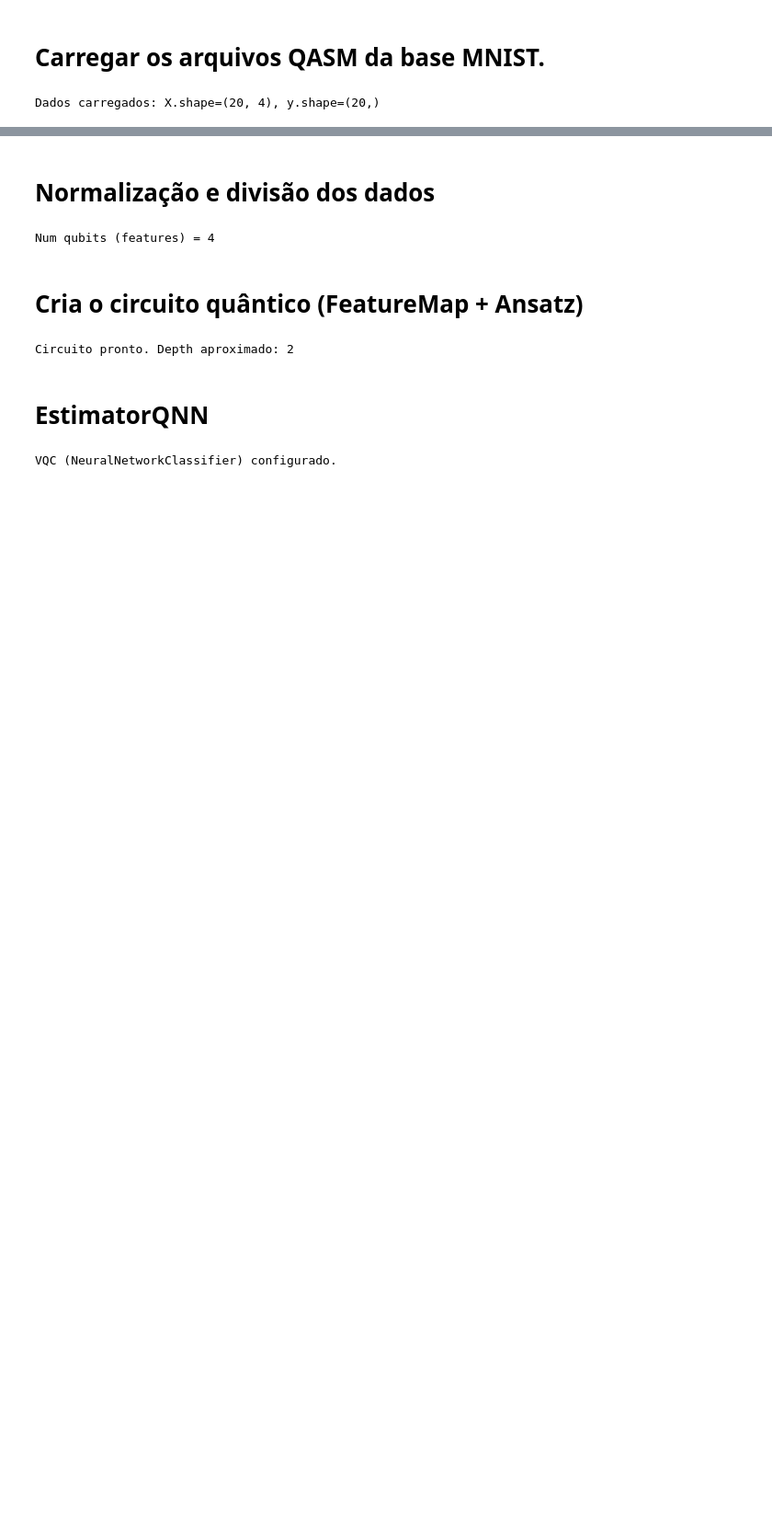
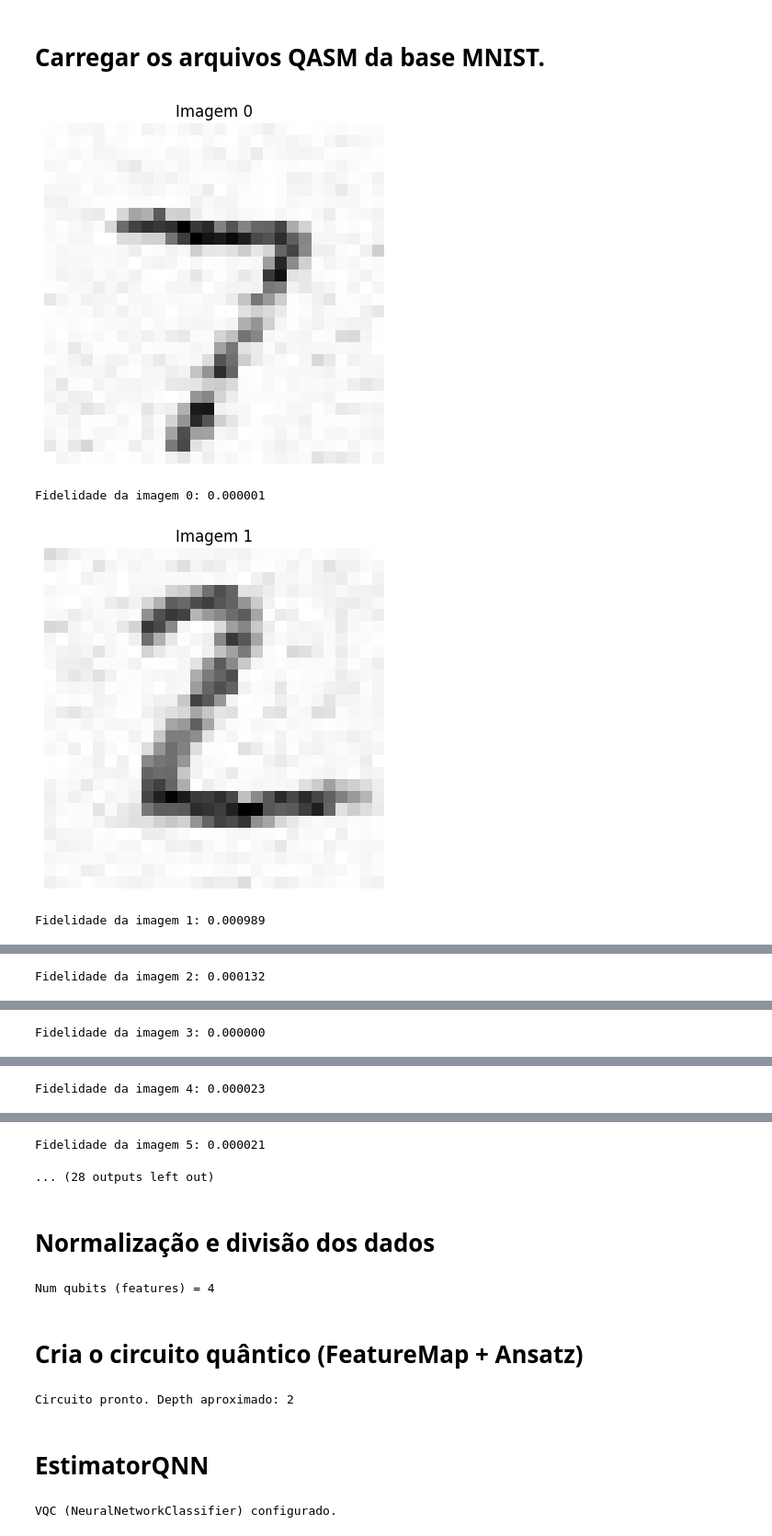
Before and after one commit to AndreySlv/Blind-Quantum-Computing, a Jupyter notebook: Guia-DatasetMNISQVQC.ipynb, the cells around one changed output, grey strips where cells are left out. Shown at 92% size. Drawn from its saved outputs; the diff is of its cells as text; code cells hidden in the pictures; blank space fills up the shorter version.

```diff
--- a/Guia-DatasetMNISQVQC.ipynb
+++ b/Guia-DatasetMNISQVQC.ipynb
@@ -51,6 +51,21 @@ from sklearn.metrics import accuracy_score, precision_score, recall_score, f1_sc
 import seaborn as sns
 
 %matplotlib inline
+
+def show_figure(pict: np.array, index=0, fidelity=None):
+    plt.imshow(pict.reshape(28, 28), cmap="Greys")
+    plt.axis('off')
+    title = f"Imagem {index}"
+    if fidelity is not None:
+        title += f" - Fidelidade: {fidelity:.6f}"
+    plt.title(f"Imagem {index}")
+    plt.show()
+    plt.close()
+
+def show_state_figure(state, index=0, fidelity=None):
+    state_np = np.array(state)
+    pict = np.abs(state_np[:784])
+    show_figure(pict, index=index, fidelity=fidelity)
 
 def mostrar_matriz_confusao(y_true, y_pred, classes=None, title='Matriz de Confusão'):
     """
@@ -150,11 +165,12 @@ error_2q = depolarizing_error(0.02, 2)  # 2% 2-qubit
 noise_model.add_all_qubit_quantum_error(error_1q, ['h', 'x', 'y', 'z', 'rx', 'ry', 'rz', 's', 'sdg', 't', 'tdg'])
 noise_model.add_all_qubit_quantum_error(error_2q, ['cx', 'cz', 'swap'])
 
-simulator = AerSimulator(
-    noise_model=noise_model,
-    shots=1024,
-    method='statevector'
-)
+#simulator = AerSimulator(
+#    noise_model=noise_model,
+#    shots=1024,
+#    method='statevector'
+#)
+simulator = AerSimulator(method='statevector')
 
 print('Simulador configurado:', simulator)
 # %% [output]
@@ -163,10 +178,11 @@ Simulador configurado: AerSimulator('aer_simulator_statevector'
 # %% [markdown]
 # Carregar os arquivos QASM da base MNIST.
 # %%
+from qiskit.quantum_info import state_fidelity, Statevector
 path = "base_test_mnist_784_f90/qasm/"
 
-if not os.path.isdir(path):
-    raise FileNotFoundError(f"Diretório não encontrado: {path}. Atualize a variável 'path' com o local correto dos QASM.")
+#if not os.path.isdir(path):
+#    raise FileNotFoundError(f"Diretório não encontrado: {path}. Atualize a variável 'path' com o local correto dos QASM.")
 
 file_list = sorted(os.listdir(path))[:20]  # pega os 20 primeiros arquivos para exemplo
 
@@ -175,33 +191,41 @@ labels = []
 
 for i, file_name in enumerate(file_list):
     try:
         full_path = os.path.join(path, file_name)
         with open(full_path) as f:
             qasm = f.read()
             qc = QuantumCircuit.from_qasm_str(qasm)
-            # salva o statevector no circuito para execução
             qc.save_statevector()
             compiled = transpile(qc, simulator)
             job = simulator.run(compiled)
             result = job.result()
-            # dependendo da versão do qiskit, a chave pode variar; tentamos recuperar robustamente:
             try:
                 state = result.data(0)['statevector']
+                state_sv = Statevector(state)#
+                reference_state = np.zeros(state.dim, dtype=complex)#
+                reference_state[0] = 1.0#
+                fidelity = state_fidelity(state_sv, reference_state)#
+                #show_state_figure(state, index=i)
+                show_state_figure(state_sv, index=i, fidelity=fidelity)#
+                print(f"Fidelidade da imagem {i}: {fidelity:.6f}")#
             except Exception:
                 state = result.get_statevector(compiled)
             features = np.abs(state) ** 2
             features = features[:4]  # reduz para 4 características (exemplo)
             states.append(features)
             labels.append(0 if i < 10 else 1)  # rótulo de exemplo: primeiros 10 -> classe 0, resto -> classe 1
     except Exception as e:
         print(f"Erro ao processar {file_name}: {str(e)}")
 
 X = np.array(states)
 y = np.array(labels)
 
 if len(X) == 0:
     raise ValueError("Nenhum dado foi carregado corretamente! Verifique os arquivos QASM e o simulador.")
 else:
     print(f"Dados carregados: X.shape={X.shape}, y.shape={y.shape}")
 # %% [output]
+[figure, added]
-Dados carregados: X.shape=(20, 4), y.shape=(20,)
+Fidelidade da imagem 0: 0.000001
+[figure, added]
+Fidelidade da imagem 1: 0.000989
@@ -207,0 +233 @@ Dados carregados: X.shape=(20, 4), y.shape=(20,)
+Fidelidade da imagem 2: 0.000132
@@ -207,0 +235 @@ Dados carregados: X.shape=(20, 4), y.shape=(20,)
+Fidelidade da imagem 3: 0.000000
@@ -207,0 +237 @@ Dados carregados: X.shape=(20, 4), y.shape=(20,)
+Fidelidade da imagem 4: 0.000023
@@ -208,3 +239,5 @@ Dados carregados: X.shape=(20, 4), y.shape=(20,)
+Fidelidade da imagem 5: 0.000021
+... (28 outputs left out)
 # %% [markdown]
 # Normalização e divisão dos dados
 # %%
```
Also changed, not shown: parts of 4 cells of this notebook.
